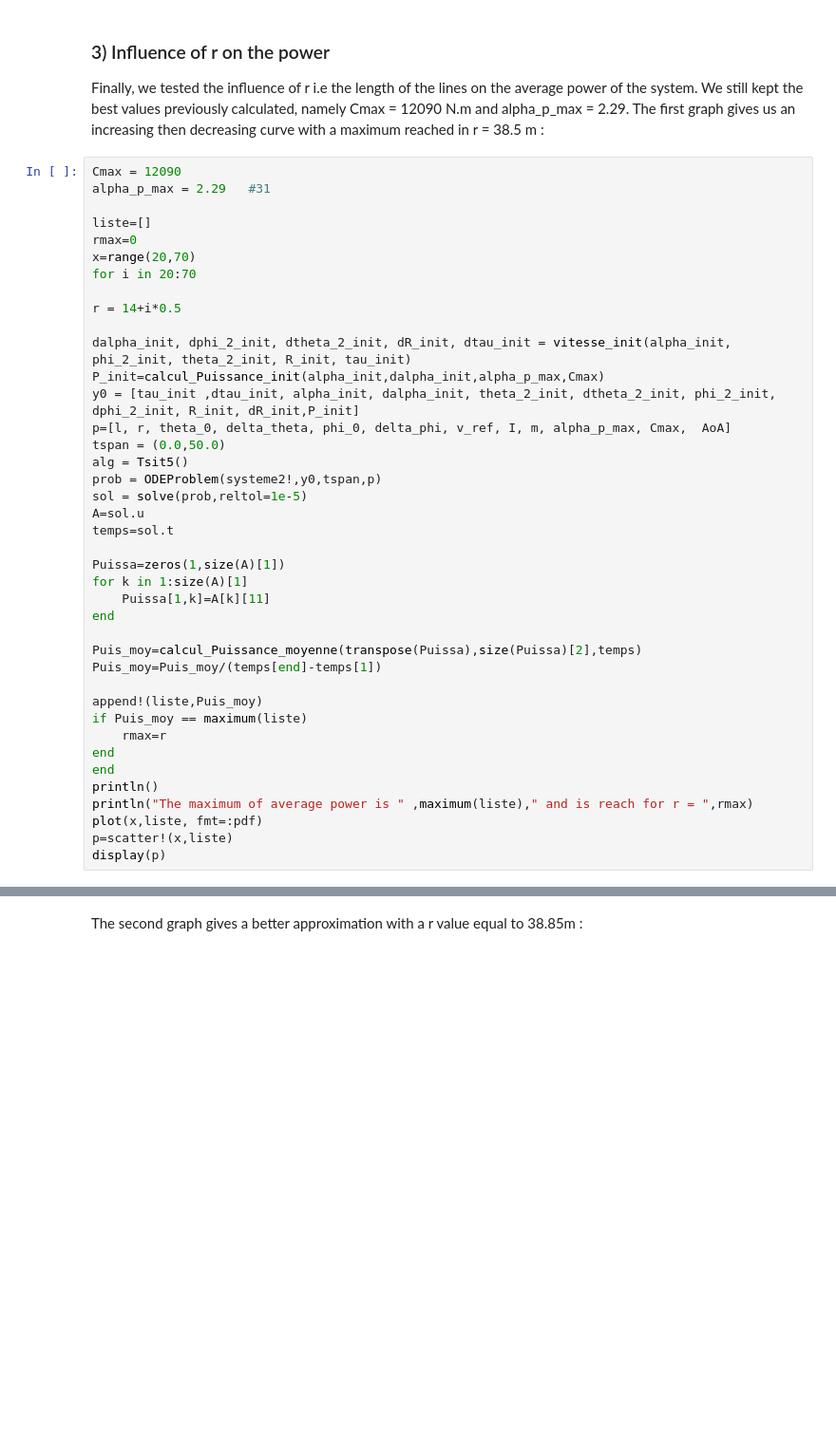
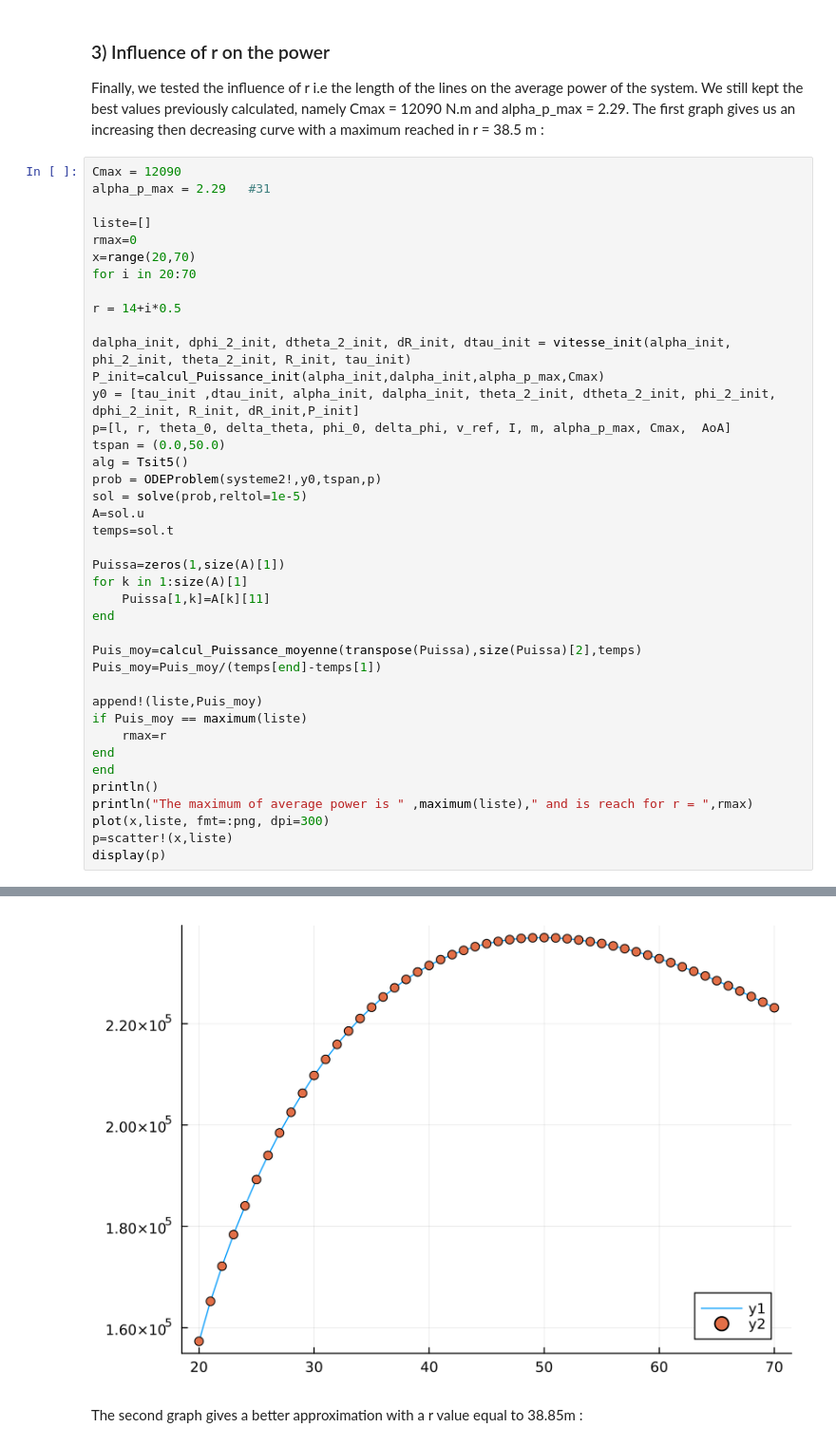
Before and after one commit to jbcaillau/jbcaillau.github.io, a Jupyter notebook: report-lheureux-mari.ipynb, the cells around one changed output, grey strips where cells are left out. Shown at 95% size. Saved outputs shown, nothing was run; the diff lists cells and outputs as text; blank space fills up the shorter version.

```diff
--- a/report-lheureux-mari.ipynb
+++ b/report-lheureux-mari.ipynb
@@ -808,34 +811,35 @@ r = 14+i*0.5
 dalpha_init, dphi_2_init, dtheta_2_init, dR_init, dtau_init = vitesse_init(alpha_init, phi_2_init, theta_2_init, R_init, tau_init)
 P_init=calcul_Puissance_init(alpha_init,dalpha_init,alpha_p_max,Cmax)
 y0 = [tau_init ,dtau_init, alpha_init, dalpha_init, theta_2_init, dtheta_2_init, phi_2_init, dphi_2_init, R_init, dR_init,P_init]
 p=[l, r, theta_0, delta_theta, phi_0, delta_phi, v_ref, I, m, alpha_p_max, Cmax,  AoA]
 tspan = (0.0,50.0)
 alg = Tsit5()
 prob = ODEProblem(systeme2!,y0,tspan,p)
 sol = solve(prob,reltol=1e-5)
 A=sol.u
 temps=sol.t
 
 Puissa=zeros(1,size(A)[1])
 for k in 1:size(A)[1]
     Puissa[1,k]=A[k][11]
 end
 
 Puis_moy=calcul_Puissance_moyenne(transpose(Puissa),size(Puissa)[2],temps)
 Puis_moy=Puis_moy/(temps[end]-temps[1])
 
 append!(liste,Puis_moy)
 if Puis_moy == maximum(liste)
     rmax=r
 end
 end
 println()
 println("The maximum of average power is " ,maximum(liste)," and is reach for r = ",rmax)
-plot(x,liste, fmt=:pdf)
+plot(x,liste, fmt=:png, dpi=300)
 p=scatter!(x,liste)
 display(p)
 # %% [output]
 The maximum of average power is 236980.02107787374 and is reach for r = 39.0
+[figure, added]
 # %% [markdown]
 The second graph gives a better approximation with a r value equal to 38.85m :
 # %%
```
Also changed, not shown: parts of 4 cells of this notebook.
